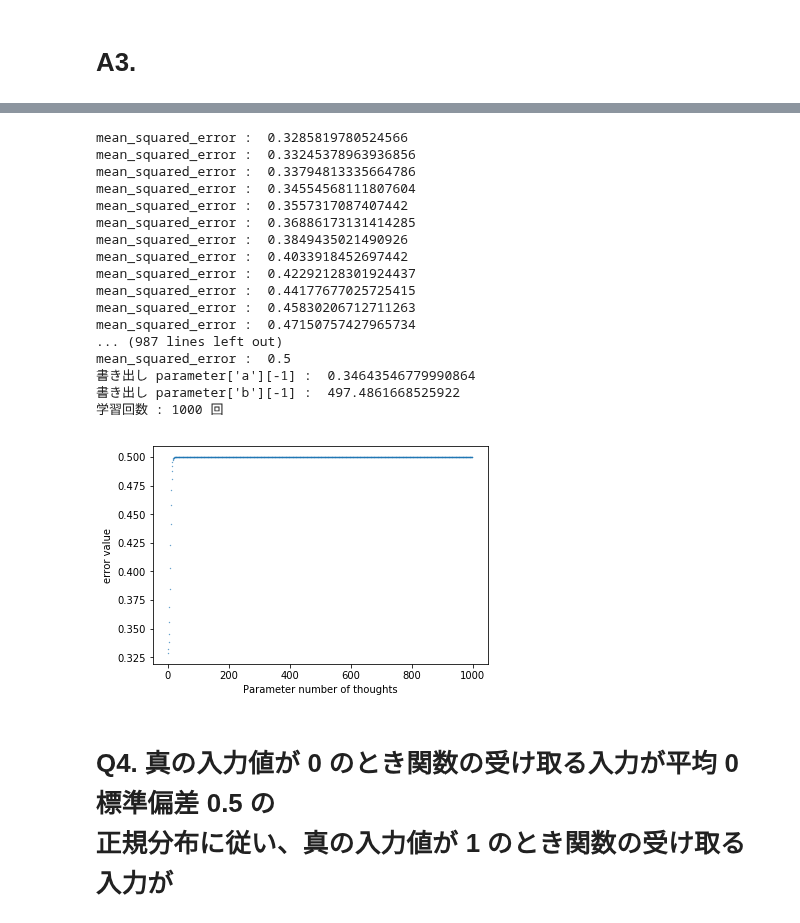
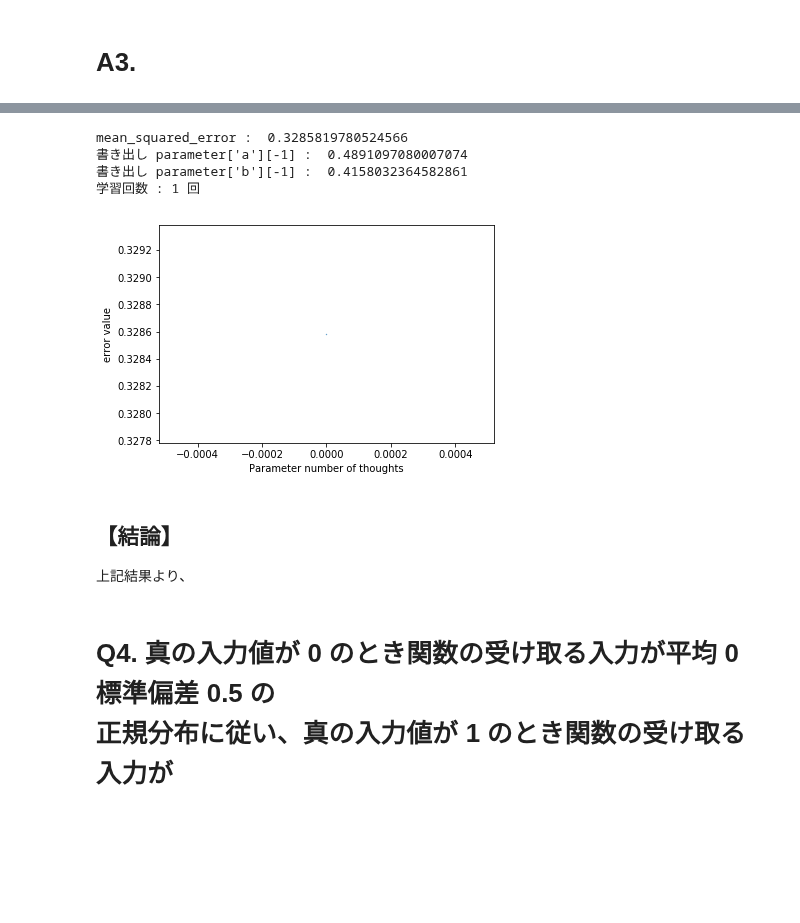
Before and after one commit to mpsamurai/ml-101-exercises, a Jupyter notebook: 04_perceptron/teraoka/04_perceptron.ipynb, the cells around one changed output, grey strips where cells are left out. Cells and saved outputs as stored; diff of their text form; code cells hidden in the pictures; blank space fills up the shorter version.

```diff
--- a/04_perceptron/teraoka/04_perceptron.ipynb
+++ b/04_perceptron/teraoka/04_perceptron.ipynb
@@ -150,11 +156,9 @@ class Neuron:
         param1 : answer (正解値)
         param2 : predicted_data (予測データ)
         """
-#         self._a = self._a - self._v*2*(sum((predicted_data-answer)/len(predicted_data)*(self._a*predicted_data)*(1-predicted_data)))  # 重みパラメータ
-#         self._b = self._b - self._v*2*(sum((predicted_data-answer)/len(predicted_data)*(self._b*predicted_data)*(1-predicted_data)))  # バイアス
-
+        # バイアスの計算が間違っていた(e^-(aX+b)に対して、bの微分は == e^-(aX+b)が答え)
         self._a = self._a - self._v*(2/len(predicted_data)*(sum((predicted_data-answer)*(self._a*predicted_data)*(1-predicted_data))))  # 重みパラメータ
-        self._b = self._b - self._v*(2/len(predicted_data)*(sum((predicted_data-answer)*(-1*predicted_data)))) # バイアス
+        self._b = self._b - self._v*(2/len(predicted_data)*(sum((predicted_data-answer)*(-predicted_data)))) # バイアス
         return self._a, self._b
 
 if __name__=='__main__':
@@ -169,57 +173,47 @@ if __name__=='__main__':
     parameter = {"a":[], "b":[]}
 
 
-    for _ in range(1000):
+    for _ in range(1):
         if mean_squared_error is not None and mean_squared_error < 0.01:  # 誤差0.01以下になったら終わり
             # 最後のパラメータを保存
             print(a, b)
             parameter["a"].append(a)
             parameter["b"].append(b)
             break
         else:
             y = neuron.input_layer(input_data)  # 入力層
             s = neuron.activation_function(y)  # 中間層
             mean_squared_error = neuron.error_function(s, answer_data)  # 出力層　： 誤差関数
 
             a, b = neuron.parameter_update(answer_data, s)  # パラメータ更新
             parameter["a"].append(a)
             parameter["b"].append(b)
 
             print("mean_squared_error : ", mean_squared_error)
             error_list.append(mean_squared_error)
 
     # 更新済みパラメータ保存
     print("書き出し parameter['a'][-1] : ", parameter['a'][-1])
     print("書き出し parameter['b'][-1] : ", parameter['b'][-1])
 
     with open('output/output_Q3.json', 'w') as f:
         json.dump(parameter, f)
 
     # 描画
     print("学習回数 : %s 回" % len(error_list))
     plt.scatter(np.arange(len(error_list)),error_list, s=0.1, marker='o')
     plt.xlabel('Parameter number of thoughts')
     plt.ylabel('error value')
     plt.show()
 # %% [output]
 mean_squared_error :  0.3285819780524566
-mean_squared_error :  0.33245378963936856
-mean_squared_error :  0.33794813335664786
-mean_squared_error :  0.34554568111807604
-mean_squared_error :  0.3557317087407442
-mean_squared_error :  0.36886173131414285
-mean_squared_error :  0.3849435021490926
-mean_squared_error :  0.4033918452697442
-mean_squared_error :  0.42292128301924437
-mean_squared_error :  0.44177677025725415
-mean_squared_error :  0.45830206712711263
-mean_squared_error :  0.47150757427965734
-... (987 lines left out)
-mean_squared_error :  0.5
-書き出し parameter['a'][-1] :  0.34643546779990864
-書き出し parameter['b'][-1] :  497.4861668525922
-学習回数 : 1000 回
+書き出し parameter['a'][-1] :  0.4891097080007074
+書き出し parameter['b'][-1] :  0.4158032364582861
+学習回数 : 1 回
-[figure, old version]
+[figure, new version]
+# %% [markdown]
+## 【結論】
+上記結果より、
 # %% [markdown]
 # Q4. 真の入力値が 0 のとき関数の受け取る入力が平均 0 標準偏差 0.5 の<br>正規分布に従い、真の入力値が 1 のとき関数の受け取る入力が<br>平均 1 分散 0.5 の正規分布に従うとする。<br><br>この時、問題 3 で作成した論理否定を行う関数の正解率を求め、<br>その結果について考察し、必要があれば正解率を改善せよ。
 # %% [markdown]
```
Also changed, not shown: parts of 12 cells of this notebook, 5 other files.
